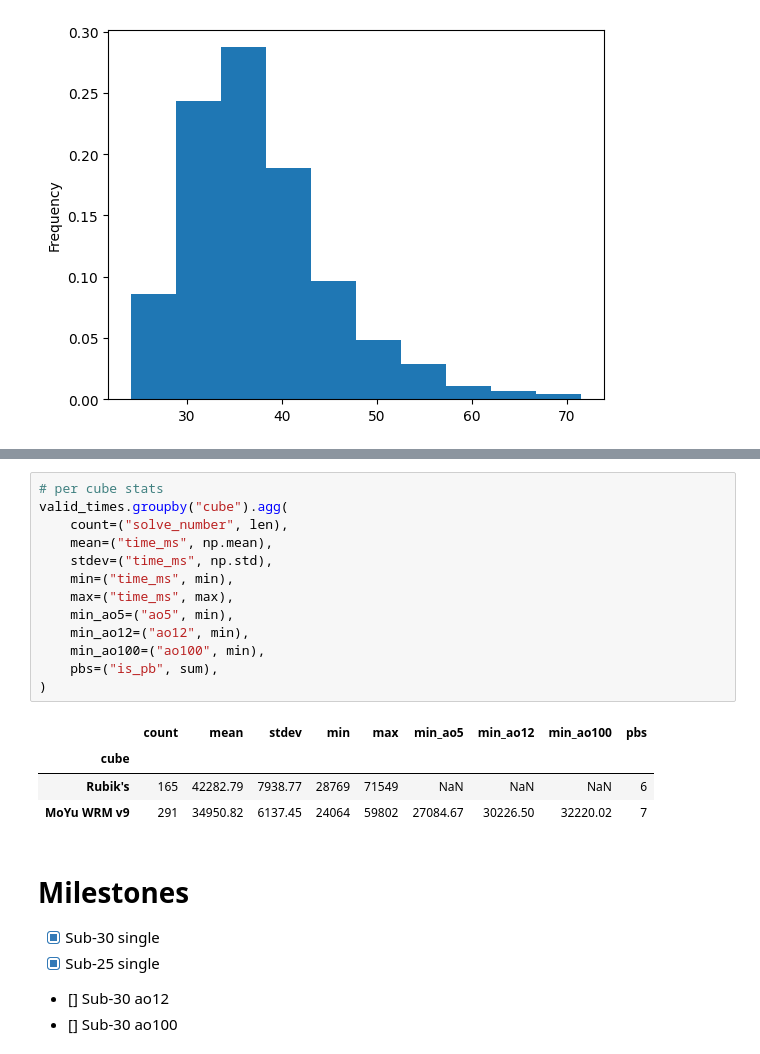
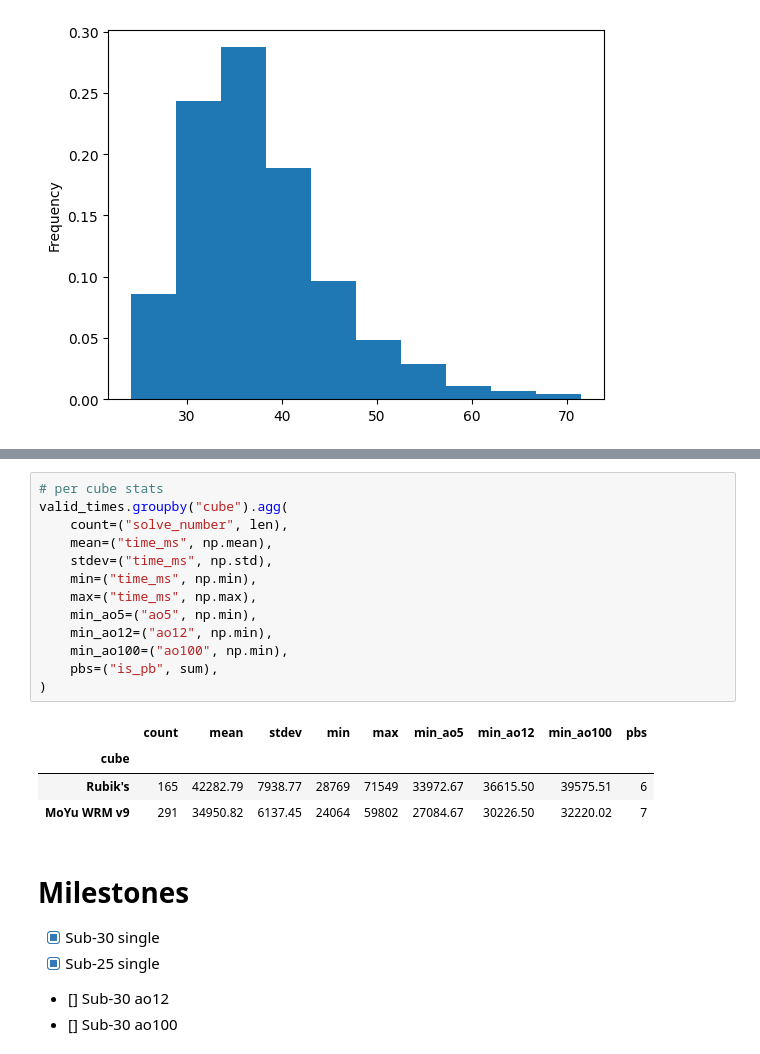
Before and after one commit to SimoHellgren/cubing, a Jupyter notebook: analysis.ipynb, the cells around one changed output, grey strips where cells are left out. Saved outputs shown, nothing was run; the diff lists cells and outputs as text.

```diff
--- a/analysis.ipynb
+++ b/analysis.ipynb
@@ -224,20 +224,20 @@ with pd.option_context("display.float_format", '{:.0f}'.format):
 # %%
 # per cube stats
 valid_times.groupby("cube").agg(
     count=("solve_number", len),
     mean=("time_ms", np.mean),
     stdev=("time_ms", np.std),
-    min=("time_ms", min),
-    max=("time_ms", max),
-    min_ao5=("ao5", min),
-    min_ao12=("ao12", min),
-    min_ao100=("ao100", min),
+    min=("time_ms", np.min),
+    max=("time_ms", np.max),
+    min_ao5=("ao5", np.min),
+    min_ao12=("ao12", np.min),
+    min_ao100=("ao100", np.min),
     pbs=("is_pb", sum),
 )
 # %% [output]
 |  | count | mean | stdev | min | max | min_ao5 | min_ao12 | min_ao100 | pbs |
 | cube |  |  |  |  |  |  |  |  |  |
-| Rubik's | 165 | 42282.79 | 7938.77 | 28769 | 71549 | NaN | NaN | NaN | 6 |
+| Rubik's | 165 | 42282.79 | 7938.77 | 28769 | 71549 | 33972.67 | 36615.50 | 39575.51 | 6 |
 | MoYu WRM v9 | 291 | 34950.82 | 6137.45 | 24064 | 59802 | 27084.67 | 30226.50 | 32220.02 | 7 |
 # %% [markdown]
 # Milestones
```
